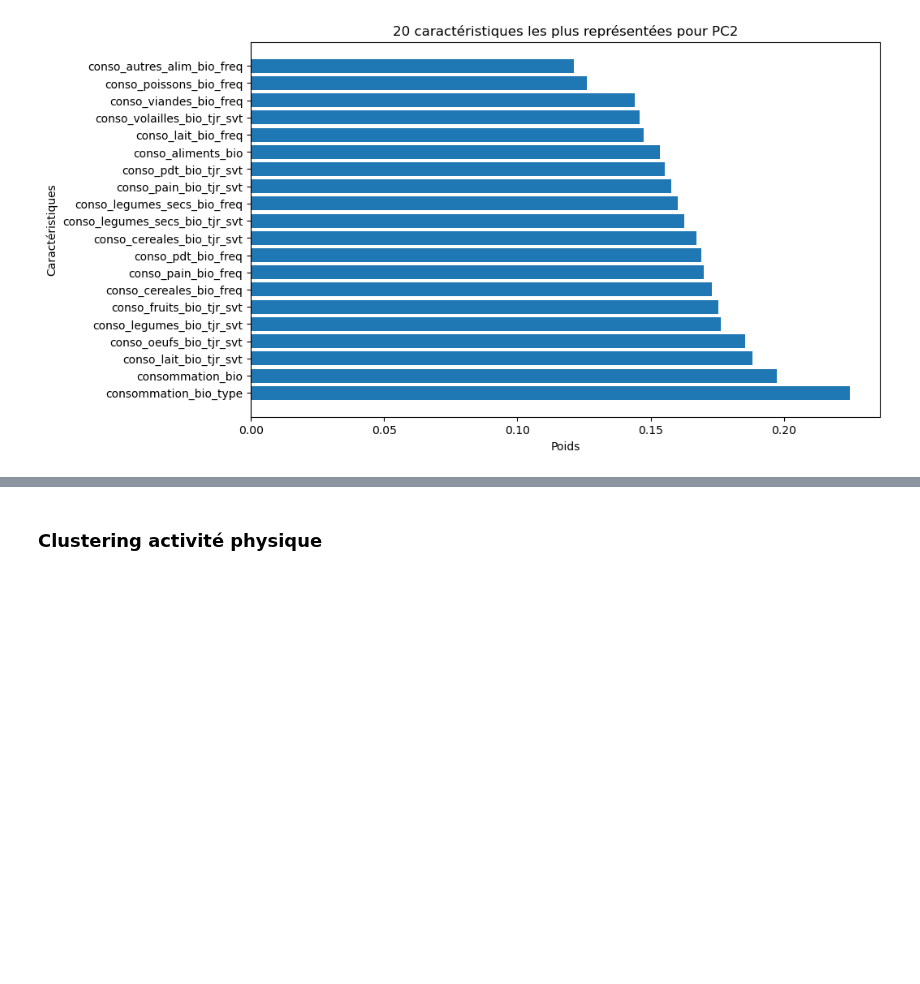
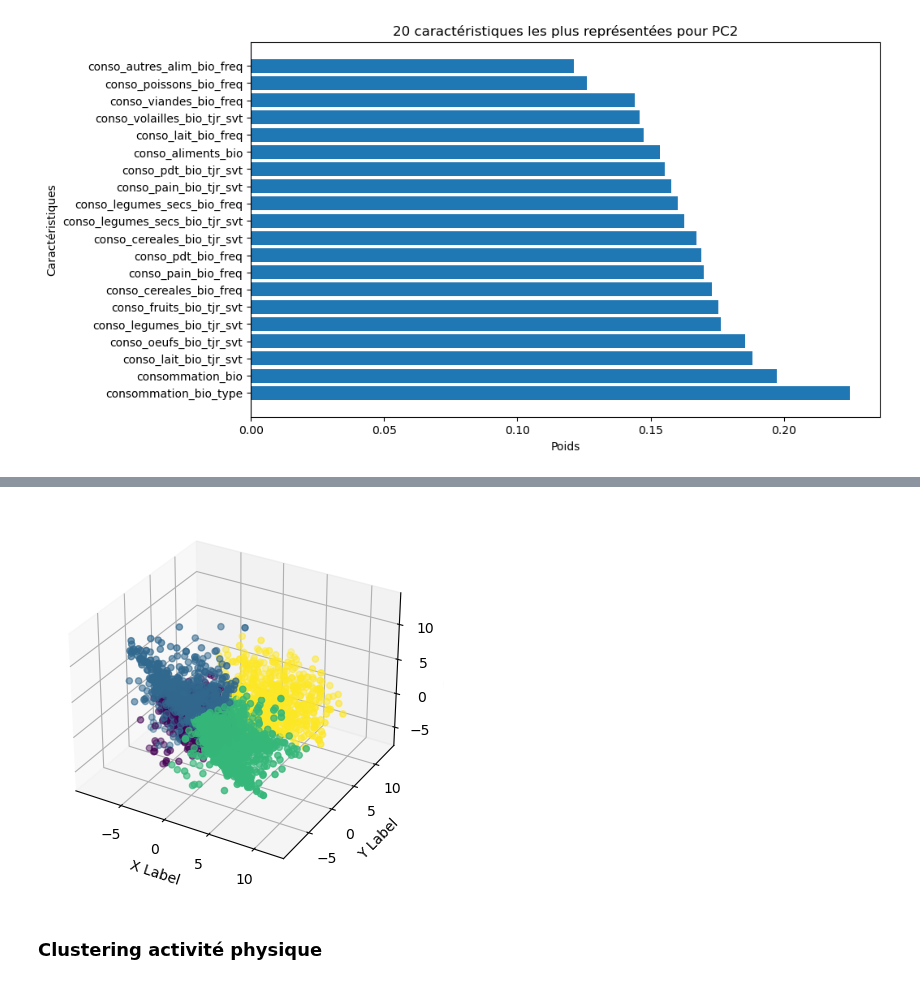
Before and after one commit to InseeFrLab/funathon2023_sujet3, a Jupyter notebook: data_exploration/data_exploration_AP.ipynb, the cells around one changed output, grey strips where cells are left out. Drawn from its saved outputs; the diff is of its cells as text; code cells hidden in the pictures; blank space fills up the shorter version.

```diff
--- a/data_exploration/data_exploration_AP.ipynb
+++ b/data_exploration/data_exploration_AP.ipynb
@@ -346,3 +359,18 @@ plt.show()
+# %%
+fig = plt.figure()
+ax = fig.add_subplot(projection='3d')
+xs = pca_df['PC1']
+ys = pca_df['PC2']
+zs = pca_df['PC3']
+ax.scatter(xs, ys, zs, c=pca_df['Cluster'])
+
+ax.set_xlabel('X Label')
+ax.set_ylabel('Y Label')
+ax.set_zlabel('Z Label')
+
+plt.show()
+# %% [output]
+[figure, added]
 # %% [markdown]
 ### Clustering activité physique
 # %%
```
Also changed, not shown: parts of 15 cells of this notebook.
